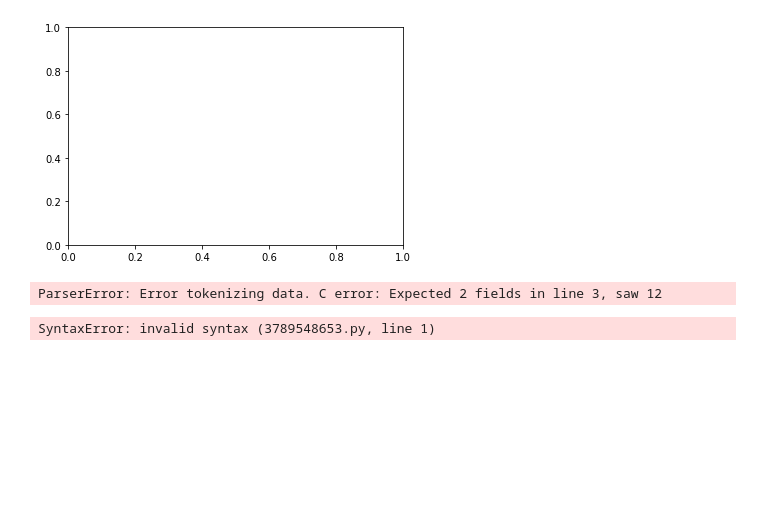
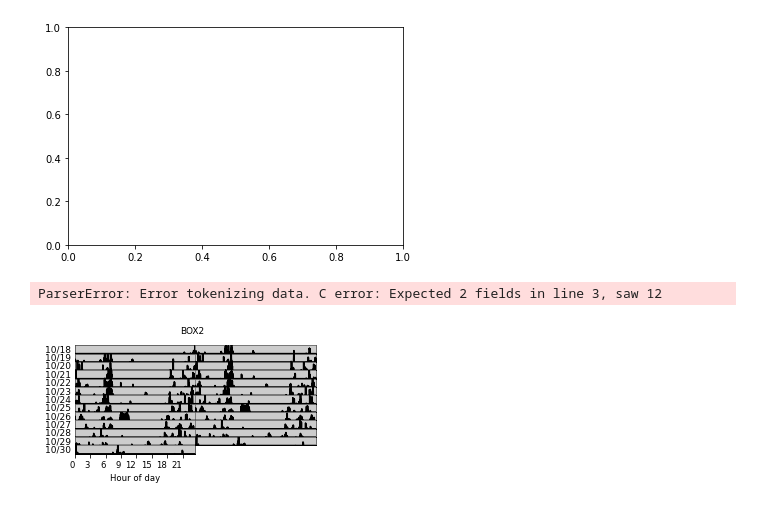
Before and after one commit to JihwanMyung/LocoBox, a Jupyter notebook: LocoBox_12Phase/actogram_temp.ipynb, the cells around one changed output. Cells and saved outputs as stored; diff of their text form; code cells hidden in the pictures; blank space fills up the shorter version.

Commit message:
actogram plots the hourly avegrage

```diff
--- a/LocoBox_12Phase/actogram_temp.ipynb
+++ b/LocoBox_12Phase/actogram_temp.ipynb
@@ -209,7 +209,7 @@ df3.index = pd.to_datetime(df3['MO/DY/YEAR']+' ' + df3['HH:MM:SS'],
 
 #df3 = df3.groupby(np.arange(len(df3))//60).mean()
 # %%
-df2 = df2.groupby(np.arange(len(df2))//60. axis=0).mean()
+df2 = df.groupby(pd.Grouper(freq='H')).mean()
 df = pd.concat([df0, df1, df, df3, df2])
 #df = df.groupby(np.arange(len(df))//60).mean()
 dategroup = df.groupby(pd.Grouper(freq='D'))
@@ -261,31 +261,31 @@ for name, group in dategroup:
     #axes[j, 0].axes.set_xticks(range(1,18))
     axes[j, 0].axes.set_xticklabels(labels, rotation=0, size=8.5)
     axes[j, 0].axes.set_ylim(1,800)
     axes[j, 0].axes.set_xlabel('Hour of day', rotation=0, size=8.5)
     axes[j, 0].axes.set_ylabel(
         str(group[pir].index.date[0].month) + '/' + str(group[pir].index.date[0].day) + ' ', rotation=0, size=9)
     axes[j, 0].yaxis.set_label_coords(-0.125,0.0)
     if j < n_group-1:
         x_axis = axes[j, 0].axes.get_xaxis()
         x_axis.set_visible(False)
     j = j+1
 # Plot the 2nd column
 i = 0
 for name, group in dategroup2:
     (group[pir]*scale).plot.area(ax=axes[i, 1], sharey=True, cmap='gray', figsize=(4.3, 0.2*n_group))
     ((1-group[led])*800).plot.area(linewidth=0,
                             cmap=my_cmap, ax=axes[i, 1], sharey=True)
     x_axis = axes[i, 1].axes.get_xaxis()
     x_axis.set_visible(False)
     axes[i, 1].axes.set_ylim(1,800)
     y_axis = axes[i, 1].axes.get_yaxis()
     y_axis.set_visible(False)
     i = i+1
 
 fig.subplots_adjust(left=0.12, right=0.9, bottom=0.3, wspace=0, hspace=0)
 plt.axis('off')
 plt.suptitle(box, size=9)
 #plt.savefig(box+'.png')
 plt.show()
 # %% [output]
-SyntaxError: invalid syntax (3789548653.py, line 1)
+[figure, added]
```
Also changed, not shown: 3 other files.
